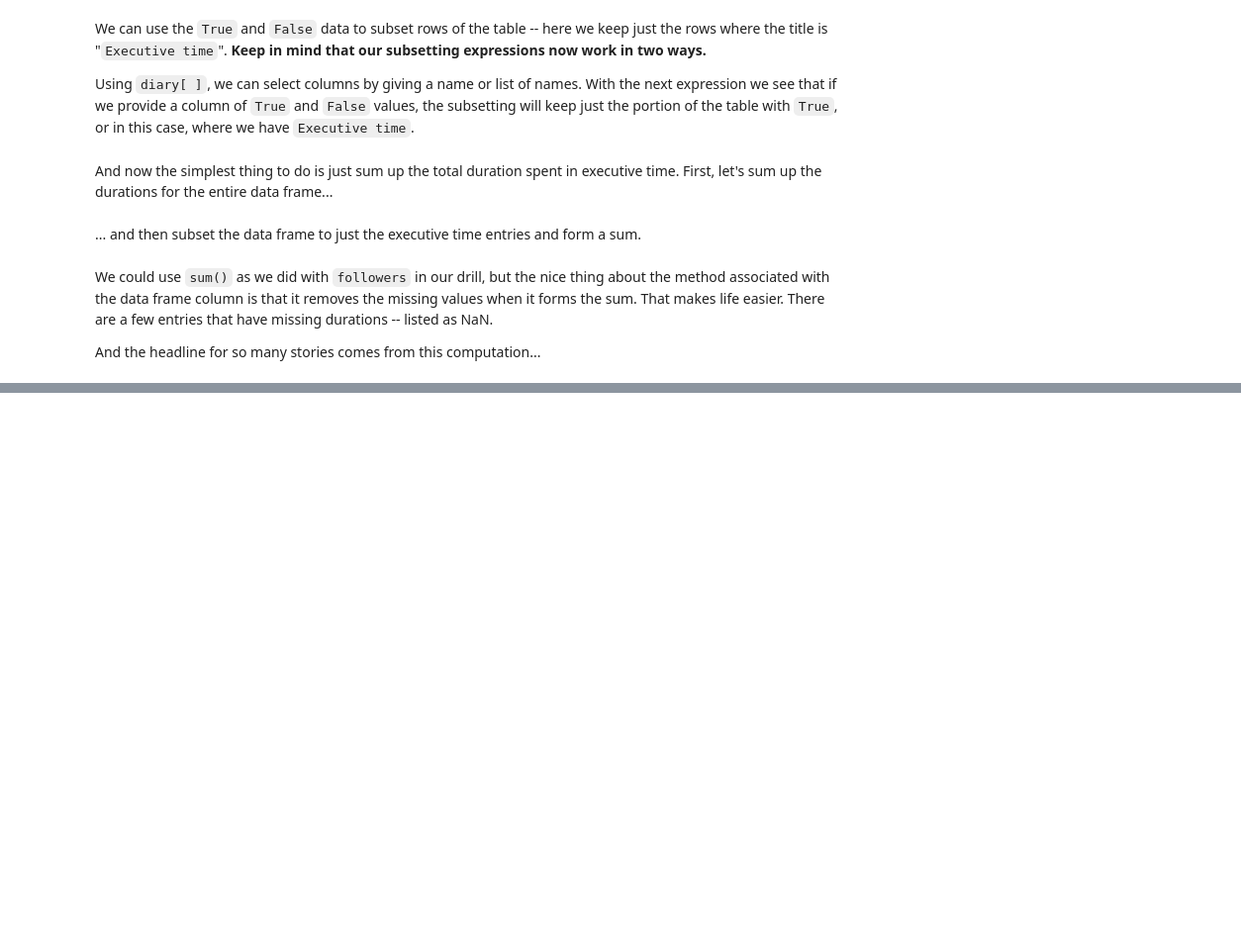
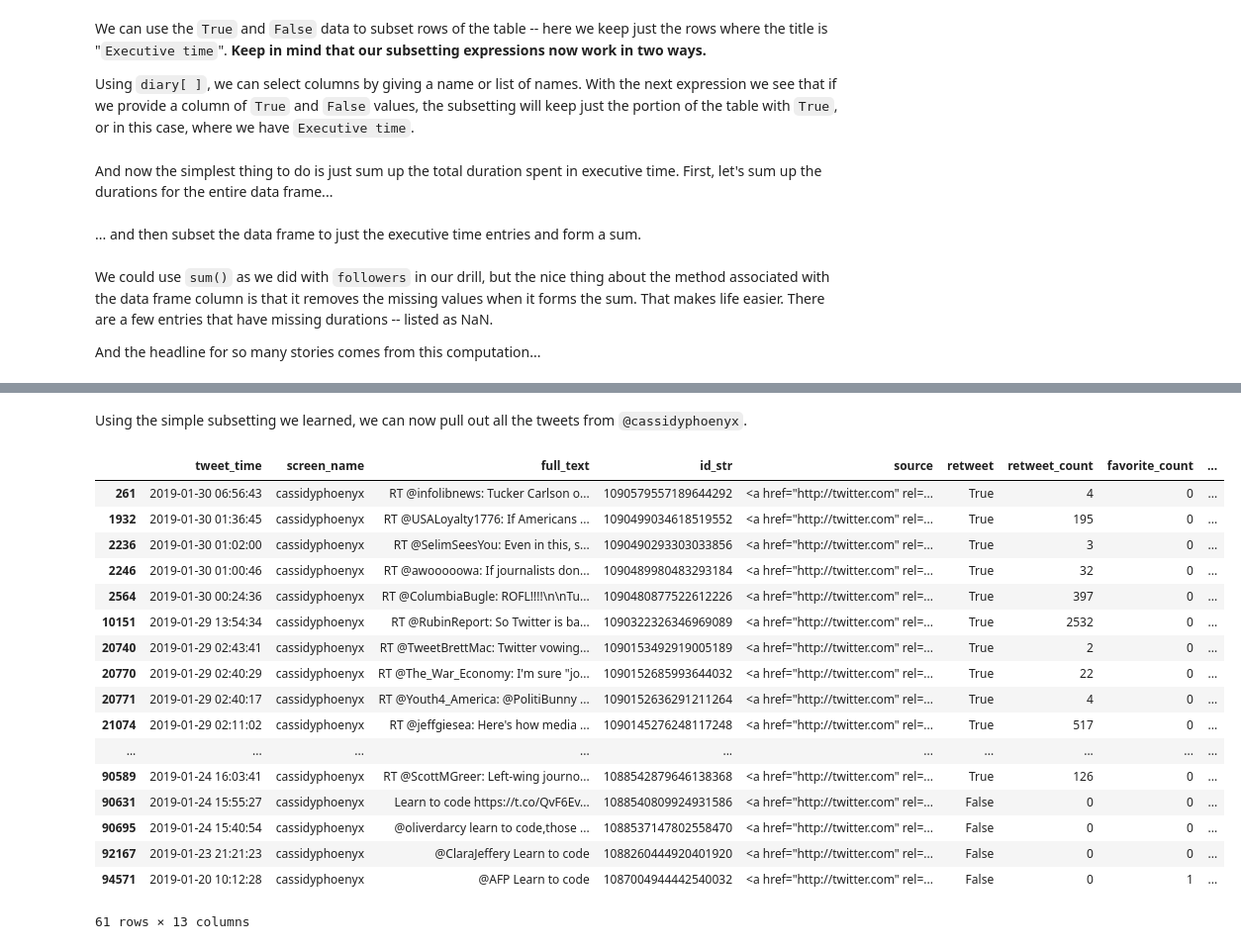
Before and after one commit to computationaljournalism/columbia2019, a Jupyter notebook: notebooks/04_Turning_Tables.ipynb, the cells around one changed output, grey strips where cells are left out. Shown at 99% size. Cells and saved outputs as stored; diff of their text form; code cells hidden in the pictures; blank space fills up the shorter version.

```diff
--- a/notebooks/04_Turning_Tables.ipynb
+++ b/notebooks/04_Turning_Tables.ipynb
@@ -219,0 +228,7 @@ For Wednesday, you are going to work with data from the "learn to code" tweets.
+# %%
+from pandas import read_csv, set_option
+
+# set the maximum number of characters in any cell
+set_option("display.max_colwidth", 280)
+
+tweets = read_csv("learn_tweets.csv")
@@ -219,0 +268,23 @@ For Wednesday, you are going to work with data from the "learn to code" tweets.
+# %% [markdown]
+Using the simple subsetting we learned, we can now pull out all the tweets from `@cassidyphoenyx`.
+# %%
+tweets[tweets["screen_name"]=="cassidyphoenyx"]
+# %% [output]
+|  | tweet_time | screen_name | full_text | id_str | source | retweet | retweet_count | favorite_count | ... |
+| 261 | 2019-01-30 06:56:43 | cassidyphoenyx | RT @infolibnews: Tucker Carlson o... | 1090579557189644292 | <a href="http://twitter.com" rel=... | True | 4 | 0 | ... |
+| 1932 | 2019-01-30 01:36:45 | cassidyphoenyx | RT @USALoyalty1776: If Americans ... | 1090499034618519552 | <a href="http://twitter.com" rel=... | True | 195 | 0 | ... |
+| 2236 | 2019-01-30 01:02:00 | cassidyphoenyx | RT @SelimSeesYou: Even in this, s... | 1090490293303033856 | <a href="http://twitter.com" rel=... | True | 3 | 0 | ... |
+| 2246 | 2019-01-30 01:00:46 | cassidyphoenyx | RT @awooooowa: If journalists don... | 1090489980483293184 | <a href="http://twitter.com" rel=... | True | 32 | 0 | ... |
+| 2564 | 2019-01-30 00:24:36 | cassidyphoenyx | RT @ColumbiaBugle: ROFL!!!!\n\nTu... | 1090480877522612226 | <a href="http://twitter.com" rel=... | True | 397 | 0 | ... |
+| 10151 | 2019-01-29 13:54:34 | cassidyphoenyx | RT @RubinReport: So Twitter is ba... | 1090322326346969089 | <a href="http://twitter.com" rel=... | True | 2532 | 0 | ... |
+| 20740 | 2019-01-29 02:43:41 | cassidyphoenyx | RT @TweetBrettMac: Twitter vowing... | 1090153492919005189 | <a href="http://twitter.com" rel=... | True | 2 | 0 | ... |
+| 20770 | 2019-01-29 02:40:29 | cassidyphoenyx | RT @The_War_Economy: I'm sure "jo... | 1090152685993644032 | <a href="http://twitter.com" rel=... | True | 22 | 0 | ... |
+| 20771 | 2019-01-29 02:40:17 | cassidyphoenyx | RT @Youth4_America: @PolitiBunny ... | 1090152636291211264 | <a href="http://twitter.com" rel=... | True | 4 | 0 | ... |
+| 21074 | 2019-01-29 02:11:02 | cassidyphoenyx | RT @jeffgiesea: Here's how media ... | 1090145276248117248 | <a href="http://twitter.com" rel=... | True | 517 | 0 | ... |
+| ... | ... | ... | ... | ... | ... | ... | ... | ... | ... |
+| 90589 | 2019-01-24 16:03:41 | cassidyphoenyx | RT @ScottMGreer: Left-wing journo... | 1088542879646138368 | <a href="http://twitter.com" rel=... | True | 126 | 0 | ... |
+| 90631 | 2019-01-24 15:55:27 | cassidyphoenyx | Learn to code https://t.co/QvF6Ev... | 1088540809924931586 | <a href="http://twitter.com" rel=... | False | 0 | 0 | ... |
+| 90695 | 2019-01-24 15:40:54 | cassidyphoenyx | @oliverdarcy learn to code,those ... | 1088537147802558470 | <a href="http://twitter.com" rel=... | False | 0 | 0 | ... |
+| 92167 | 2019-01-23 21:21:23 | cassidyphoenyx | @ClaraJeffery Learn to code | 1088260444920401920 | <a href="http://twitter.com" rel=... | False | 0 | 0 | ... |
+| 94571 | 2019-01-20 10:12:28 | cassidyphoenyx | @AFP Learn to code | 1087004944442540032 | <a href="http://twitter.com" rel=... | False | 0 | 1 | ... |
+61 rows × 13 columns
```
Also changed, not shown: parts of 6 cells of this notebook.
